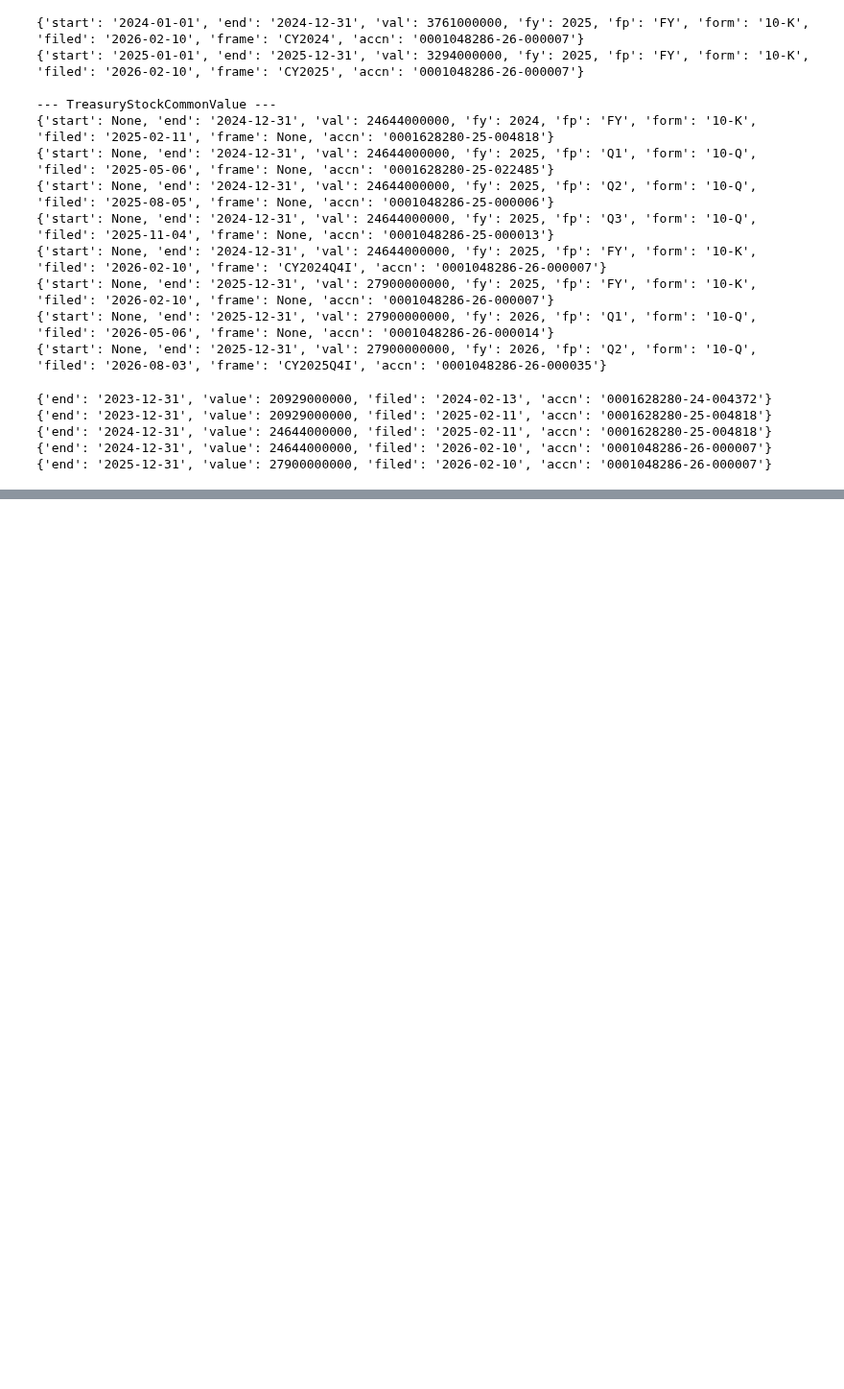
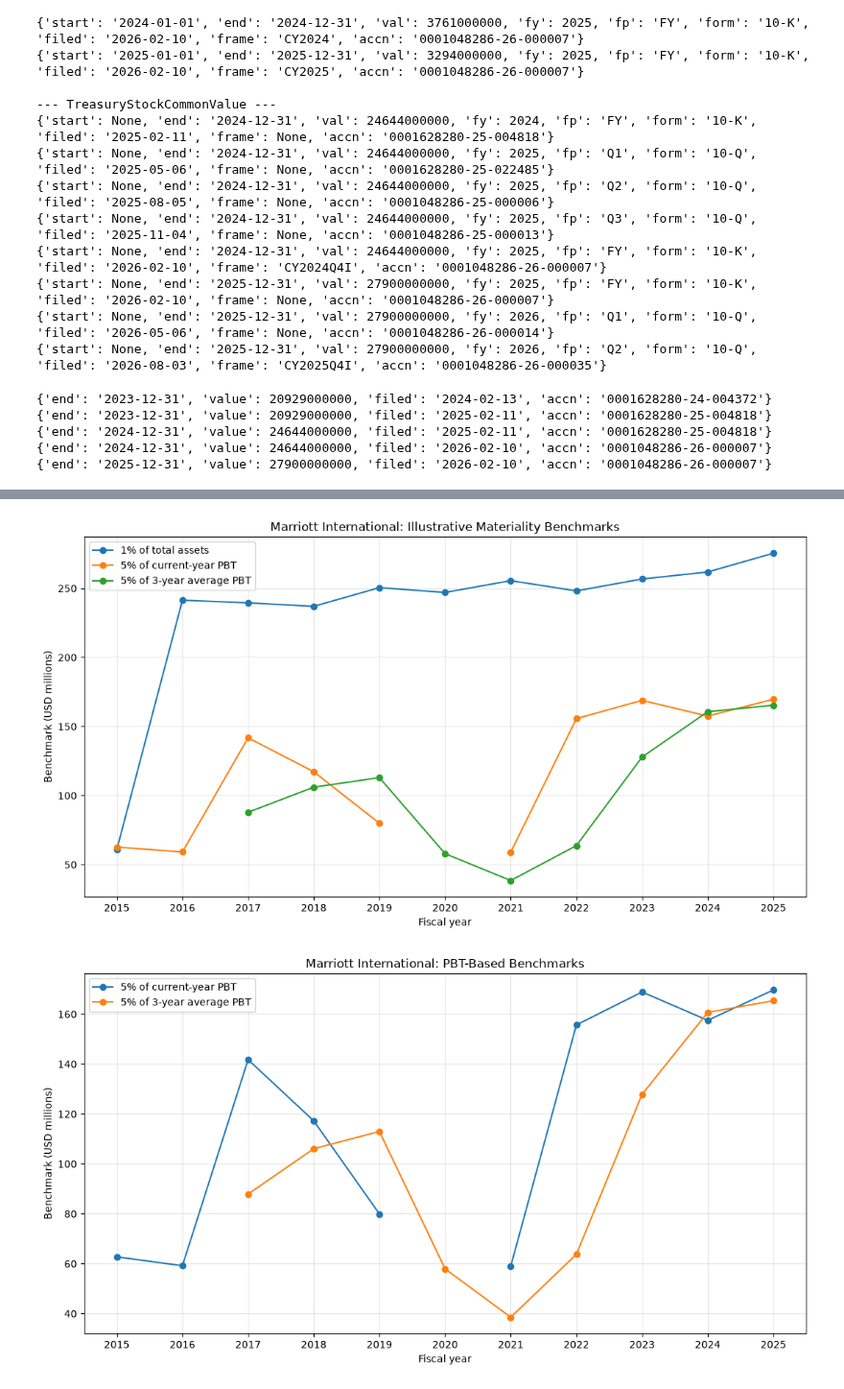
Before and after one commit to cortazar11/hotel_audit_project, a Jupyter notebook: 02_audit-analytics.ipynb, the cells around one changed output, grey strips where cells are left out. Shown at 96% size. Cells and saved outputs as stored; diff of their text form; code cells hidden in the pictures; blank space fills up the shorter version.

```diff
--- a/02_audit-analytics.ipynb
+++ b/02_audit-analytics.ipynb
@@ -4855,0 +5280,17 @@ display(benchmark_df.head())
+# %%
+comparison_df = comparison_df.merge(
+    materiality_df[["year", "pbt_3yr_avg_5pct"]],
+    on="year",
+    how="left",
+    suffixes=("", "_verified"),
+)
+
+comparison_df["pbt_3yr_avg_5pct"] = comparison_df[
+    "pbt_3yr_avg_5pct_verified"
+]
+
+comparison_df = comparison_df.drop(
+    columns="pbt_3yr_avg_5pct_verified"
+)
+
+display(comparison_df.round(0))
@@ -4855,0 +5350,58 @@ display(benchmark_df.head())
+# %%
+import matplotlib.pyplot as plt
+import matplotlib.ticker as mtick
+
+# Convert USD to millions for easier reading
+plot_df = comparison_df.sort_values("year").copy()
+
+for col in ["assets_1pct", "pbt_current_5pct", "pbt_3yr_avg_5pct"]:
+    plot_df[f"{col}_m"] = plot_df[col] / 1_000_000
+
+# Chart 1: all three benchmarks
+fig, ax = plt.subplots(figsize=(11, 6))
+
+ax.plot(
+    plot_df["year"], plot_df["assets_1pct_m"],
+    marker="o", label="1% of total assets"
+)
+ax.plot(
+    plot_df["year"], plot_df["pbt_current_5pct_m"],
+    marker="o", label="5% of current-year PBT"
+)
+ax.plot(
+    plot_df["year"], plot_df["pbt_3yr_avg_5pct_m"],
+    marker="o", label="5% of 3-year average PBT"
+)
+
+ax.set_title("Marriott International: Illustrative Materiality Benchmarks")
+ax.set_xlabel("Fiscal year")
+ax.set_ylabel("Benchmark (USD millions)")
+ax.set_xticks(plot_df["year"])
+ax.grid(True, alpha=0.3)
+ax.legend()
+plt.tight_layout()
+plt.show()
+
+# Chart 2: compare the two PBT-based benchmarks
+fig, ax = plt.subplots(figsize=(11, 6))
+
+ax.plot(
+    plot_df["year"], plot_df["pbt_current_5pct_m"],
+    marker="o", label="5% of current-year PBT"
+)
+ax.plot(
+    plot_df["year"], plot_df["pbt_3yr_avg_5pct_m"],
+    marker="o", label="5% of 3-year average PBT"
+)
+
+ax.set_title("Marriott International: PBT-Based Benchmarks")
+ax.set_xlabel("Fiscal year")
+ax.set_ylabel("Benchmark (USD millions)")
+ax.set_xticks(plot_df["year"])
+ax.grid(True, alpha=0.3)
+ax.legend()
+plt.tight_layout()
+plt.show()
+# %% [output]
+[figure, added]
+[figure, added]
```
Also changed, not shown: parts of 152 cells of this notebook, 2 other files.
